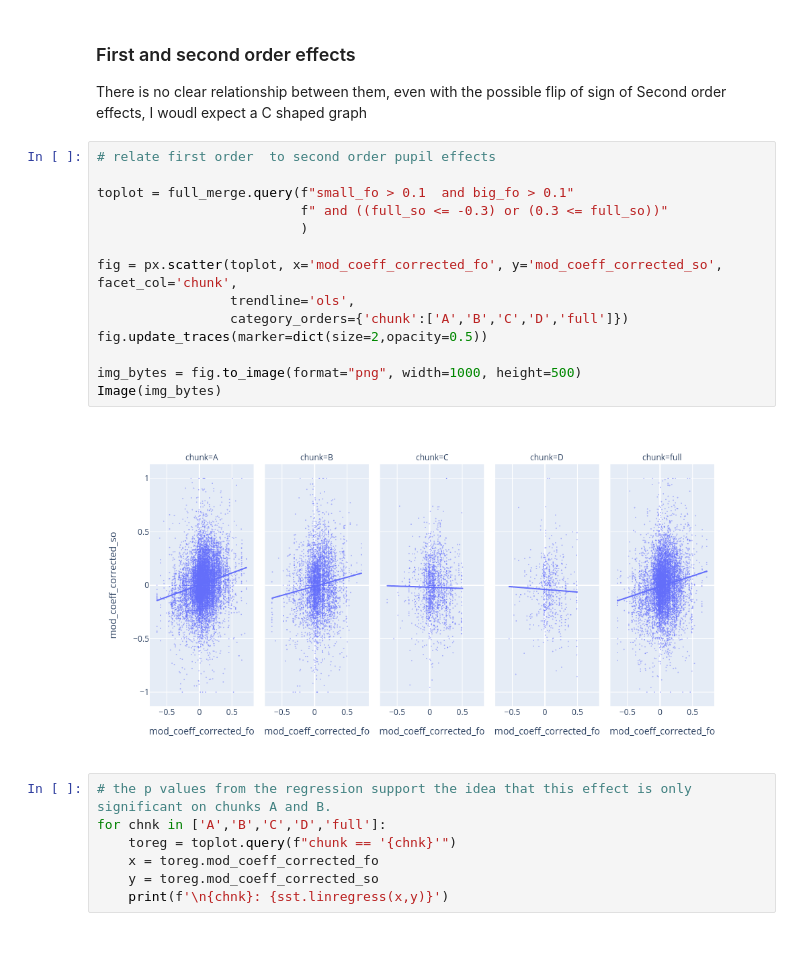
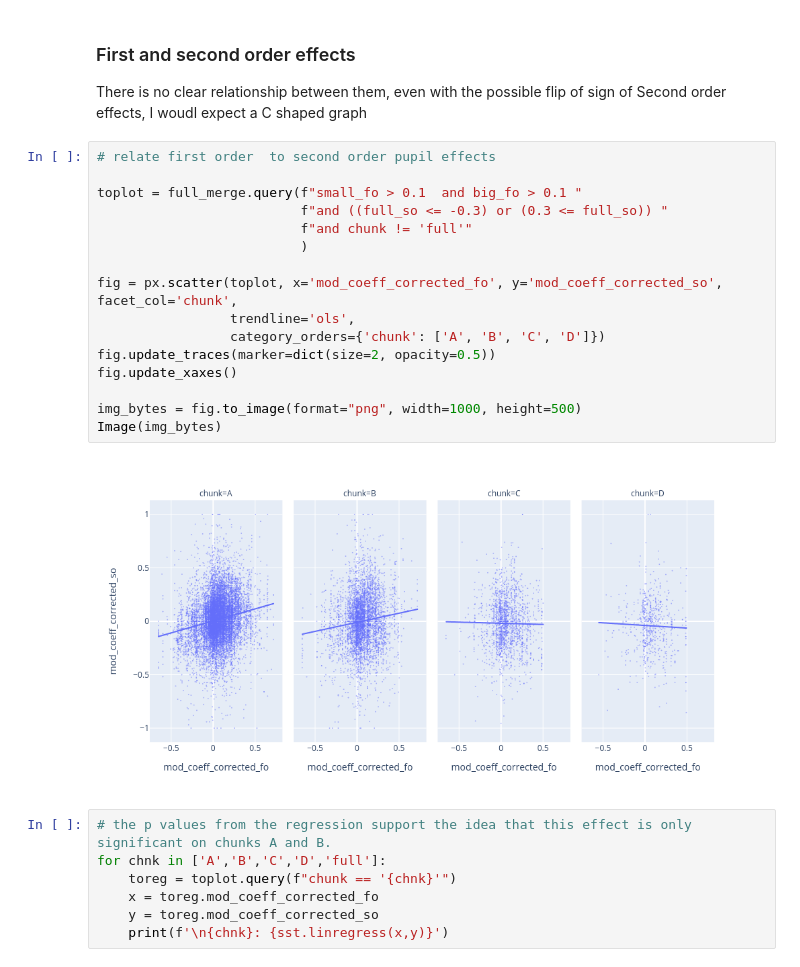
Before and after one commit to Mateo-Lopez-Espejo/context_probe_analysis, a Jupyter notebook: notebooks/220802_pupil_differencese_memory_efficient.ipynb, the cells around one changed output. Drawn from its saved outputs; the diff is of its cells as text.

```diff
--- a/notebooks/220802_pupil_differencese_memory_efficient.ipynb
+++ b/notebooks/220802_pupil_differencese_memory_efficient.ipynb
@@ -388,19 +387,21 @@ of Second order effects, I woudl expect a C shaped graph
 # %%
 # relate first order  to second order pupil effects
 
-toplot = full_merge.query(f"small_fo > 0.1  and big_fo > 0.1"
-                          f" and ((full_so <= -0.3) or (0.3 <= full_so))"
+toplot = full_merge.query(f"small_fo > 0.1  and big_fo > 0.1 "
+                          f"and ((full_so <= -0.3) or (0.3 <= full_so)) "
+                          f"and chunk != 'full'"
                           )
 
 fig = px.scatter(toplot, x='mod_coeff_corrected_fo', y='mod_coeff_corrected_so', facet_col='chunk',
                  trendline='ols',
-                 category_orders={'chunk':['A','B','C','D','full']})
-fig.update_traces(marker=dict(size=2,opacity=0.5))
+                 category_orders={'chunk': ['A', 'B', 'C', 'D']})
+fig.update_traces(marker=dict(size=2, opacity=0.5))
+fig.update_xaxes()
 
 img_bytes = fig.to_image(format="png", width=1000, height=500)
 Image(img_bytes)
 # %% [output]
-[figure, old version]
+[figure, new version]
 # %%
 # the p values from the regression support the idea that this effect is only significant on chunks A and B.
 for chnk in ['A','B','C','D','full']:
```
Also changed, not shown: parts of 4 cells of this notebook, 2 other files.
